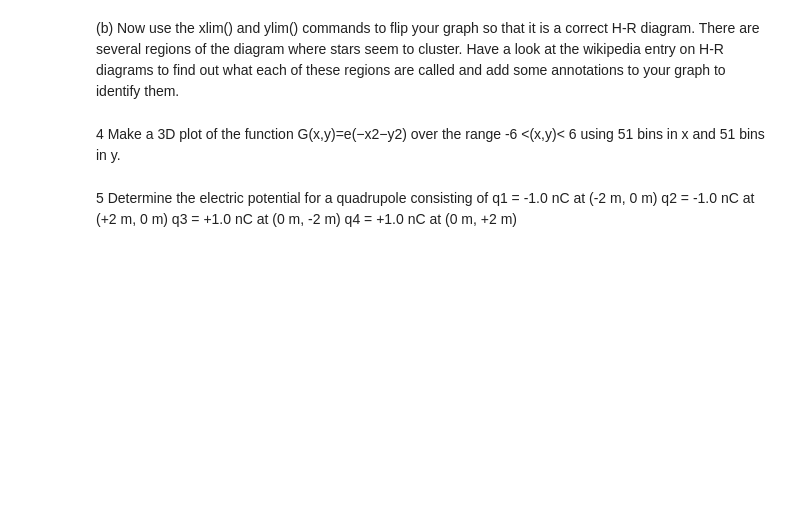
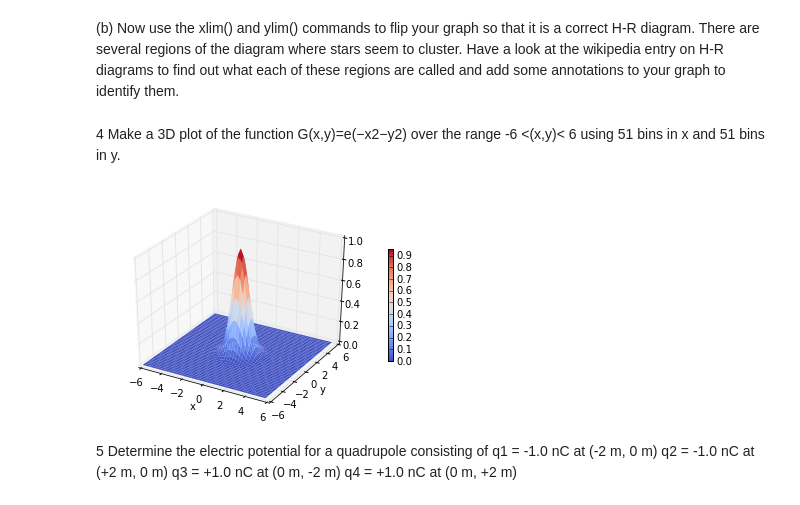
Before and after one commit to mnaworsk/PHYS202-S14, a Jupyter notebook: Graphics/GraphicsExercises.ipynb, the cells around one changed output. Saved outputs shown, nothing was run; the diff lists cells and outputs as text; code cells hidden in the pictures; blank space fills up the shorter version.

Commit message:
work done on errror and graphics exercises

```diff
--- a/Graphics/GraphicsExercises.ipynb
+++ b/Graphics/GraphicsExercises.ipynb
@@ -47,6 +55,42 @@ show()
 (b) Now use the xlim() and ylim() commands to flip your graph so that it is a correct H-R diagram. There are several regions of the diagram where stars seem to cluster. Have a look at the wikipedia entry on H-R diagrams to find out what each of these regions are called and add some annotations to your graph to identify them.
 # %% [markdown]
 4 Make a 3D plot of the function G(x,y)=e(−x2−y2) over the range -6 <(x,y)< 6 using 51 bins in x and 51 bins in y.
+# %%
+from mpl_toolkits.mplot3d.axes3d import Axes3D
+from matplotlib import cm
+#make the x-y grid to cover the plane -6<x<6 and -6<y<6 in steps of 0.06
+
+x = np.arange(-6, 6, 0.25)
+y = np.arange(-6, 6, 0.25)
+x, y = np.meshgrid(x, y)
+
+#make the function, G(x,y)
+G = e**((-x**2) - y**2)
+
+#To use 3D graphics in matplotlib, we first need to create an axes instance of the class Axes3D.
+#3D axes can be added to a matplotlib figure canvas in exactly the same way as 2D axes, but a
+#convenient way to create a 3D axis instance is to use the projection='3d' keyword argument to
+#the add_axes or add_subplot functions.
+
+fig = figure()
+
+#call the "get current axis" method on the figure object and set the
+#projection to 3D
+ax = fig.gca(projection='3d')
+p = ax.plot_surface(x, y, G, rstride=1, cstride=1, linewidth=0, cmap=cm.coolwarm)
+bins = 51
+#To understand what the arguments to the plotting function do, try calling the help:
+#help(Axes3D.plot surface). In particular, investigate the colormap option. You can
+#also add a color bar to represent the value of the potential at each space point (x, y)
+cb = fig.colorbar(p, shrink=0.5)
+
+xlabel("x")
+ylabel("y")
+
+#show()
+savefig("G(x,y).png")
+# %% [output]
+[figure, added]
 # %% [markdown]
 5 Determine the electric potential for a quadrupole consisting of
 q1 = -1.0 nC at (-2 m, 0 m)
```
Also changed, not shown: parts of 7 cells of this notebook, 8 other files.
